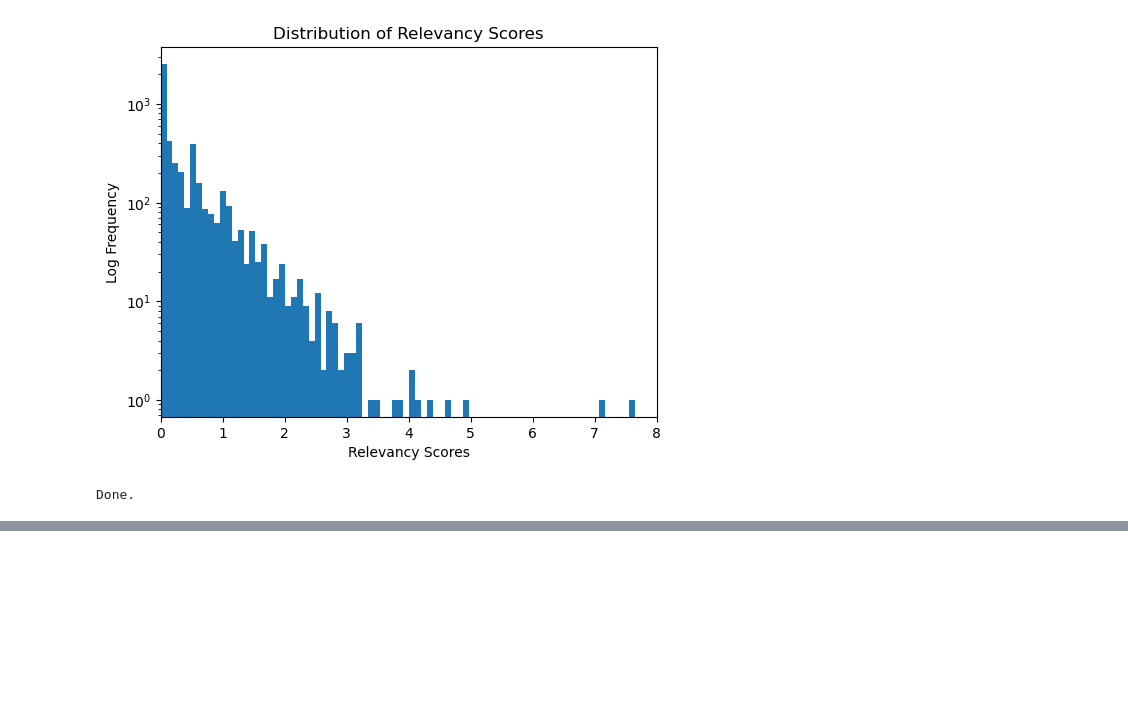
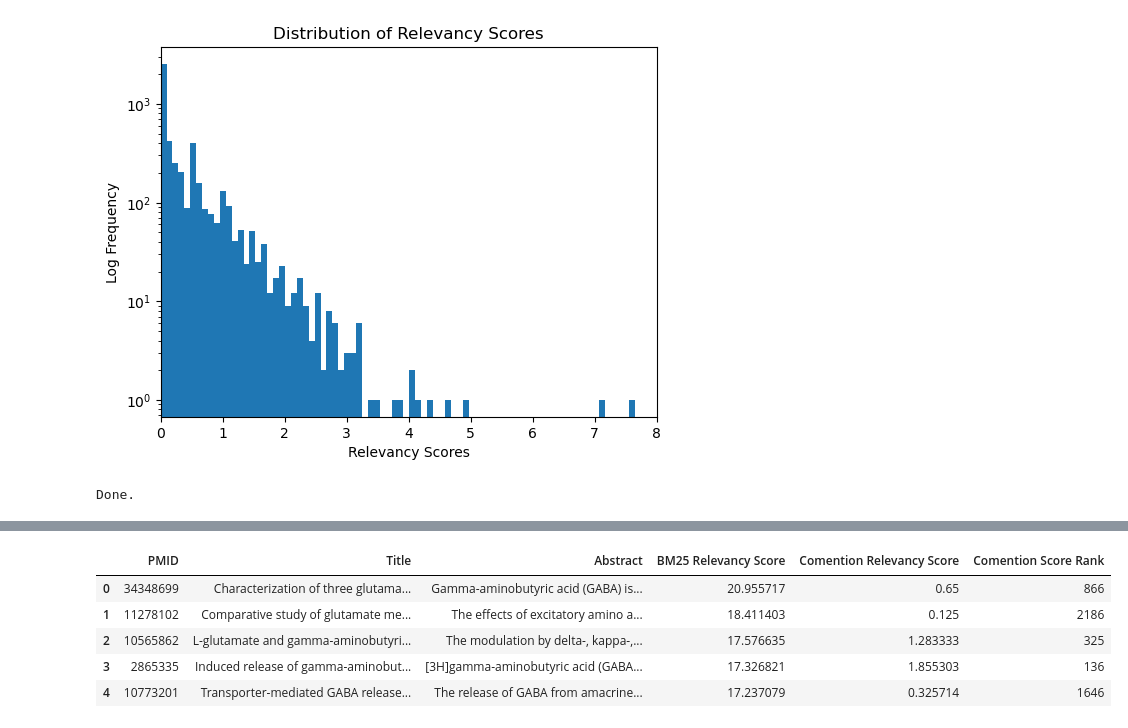
Before and after one commit to DanielTatem11/IR-IEPipelineForBioMedResearch, a Jupyter notebook: SimplifiedRetrievalPipeline.ipynb, the cells around one changed output, grey strips where cells are left out. Cells and saved outputs as stored; diff of their text form; code cells hidden in the pictures; blank space fills up the shorter version.

```diff
--- a/SimplifiedRetrievalPipeline.ipynb
+++ b/SimplifiedRetrievalPipeline.ipynb
@@ -636,0 +652,10 @@ Done.
+# %%
+bmcomparison.rename(columns={"Title_x": "Title", "Abstract_x": "Abstract","Relevancy Score":"Comention Relevancy Score"}, inplace = True)
+bmcomparison.head()
+# %% [output]
+|  | PMID | Title | Abstract | BM25 Relevancy Score | Comention Relevancy Score | Comention Score Rank |
+| 0 | 34348699 | Characterization of three glutama... | Gamma-aminobutyric acid (GABA) is... | 20.955717 | 0.65 | 866 |
+| 1 | 11278102 | Comparative study of glutamate me... | The effects of excitatory amino a... | 18.411403 | 0.125 | 2186 |
+| 2 | 10565862 | L-glutamate and gamma-aminobutyri... | The modulation by delta-, kappa-,... | 17.576635 | 1.283333 | 325 |
+| 3 | 2865335 | Induced release of gamma-aminobut... | [3H]gamma-aminobutyric acid (GABA... | 17.326821 | 1.855303 | 136 |
+| 4 | 10773201 | Transporter-mediated GABA release... | The release of GABA from amacrine... | 17.237079 | 0.325714 | 1646 |
```
Also changed, not shown: parts of 18 cells of this notebook.
